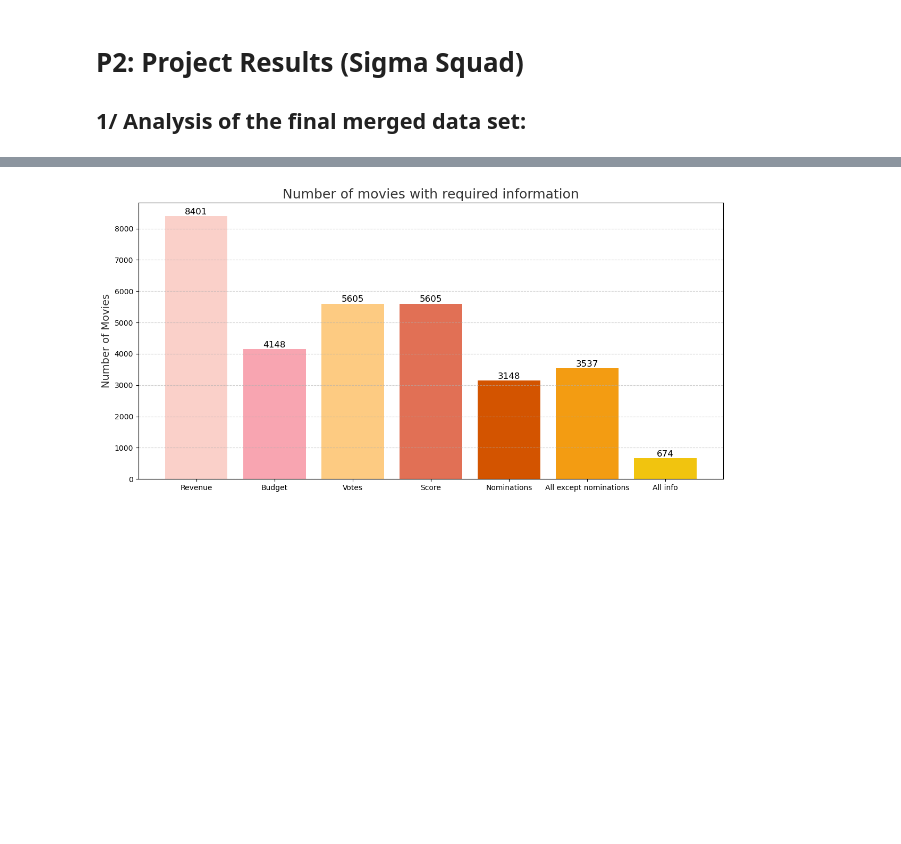
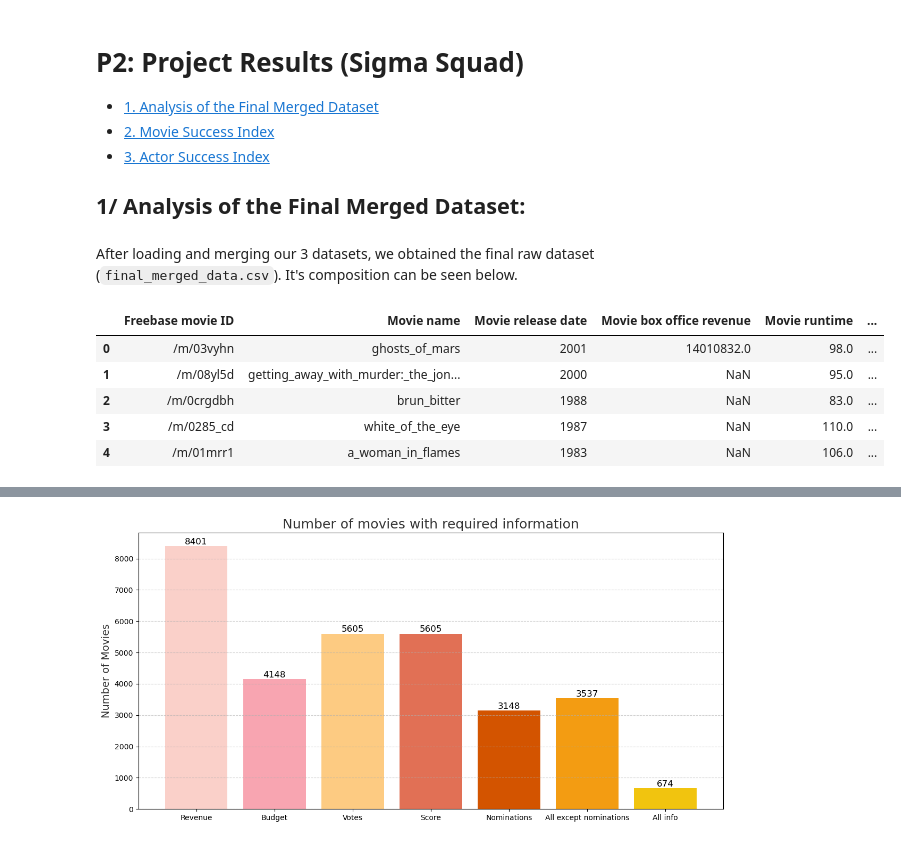
Before and after one commit to epfl-ada/ada-2024-project-sigma-squad, a Jupyter notebook: results.ipynb, the cells around one changed output, grey strips where cells are left out. Drawn from its saved outputs; the diff is of its cells as text; code cells hidden in the pictures; blank space fills up the shorter version.

```diff
--- a/results.ipynb
+++ b/results.ipynb
@@ -1,12 +1,25 @@
 # %% [markdown]
 # P2: Project Results (Sigma Squad)
 
-## 1/ Analysis of the final merged data set:
+* [1. Analysis of the Final Merged Dataset](#1-analysis-of-the-final-merged-data-set)
+* [2. Movie Success Index](#2-movie-success-index)
+* [3. Actor Success Index](#3-actor-success-index)
+
+## 1/ Analysis of the Final Merged Dataset:
+# %% [markdown]
+After loading and merging our 3 datasets, we obtained the final raw dataset (`final_merged_data.csv`). It's composition can be seen below.
 # %%
 from src.data.transform_data import*
 from src.models.movie_success_model import*
 from src.utils.plot_graphs import*
 
-
 raw_df = raw_data()
 raw_df.to_csv('data/final_merged_data.csv', index=False)
+raw_df.head()
+# %% [output]
+|  | Freebase movie ID | Movie name | Movie release date | Movie box office revenue | Movie runtime | ... |
+| 0 | /m/03vyhn | ghosts_of_mars | 2001 | 14010832.0 | 98.0 | ... |
+| 1 | /m/08yl5d | getting_away_with_murder:_the_jon... | 2000 | NaN | 95.0 | ... |
+| 2 | /m/0crgdbh | brun_bitter | 1988 | NaN | 83.0 | ... |
+| 3 | /m/0285_cd | white_of_the_eye | 1987 | NaN | 110.0 | ... |
+| 4 | /m/01mrr1 | a_woman_in_flames | 1983 | NaN | 106.0 | ... |
```
Also changed, not shown: parts of 11 cells of this notebook, 1 other file.
